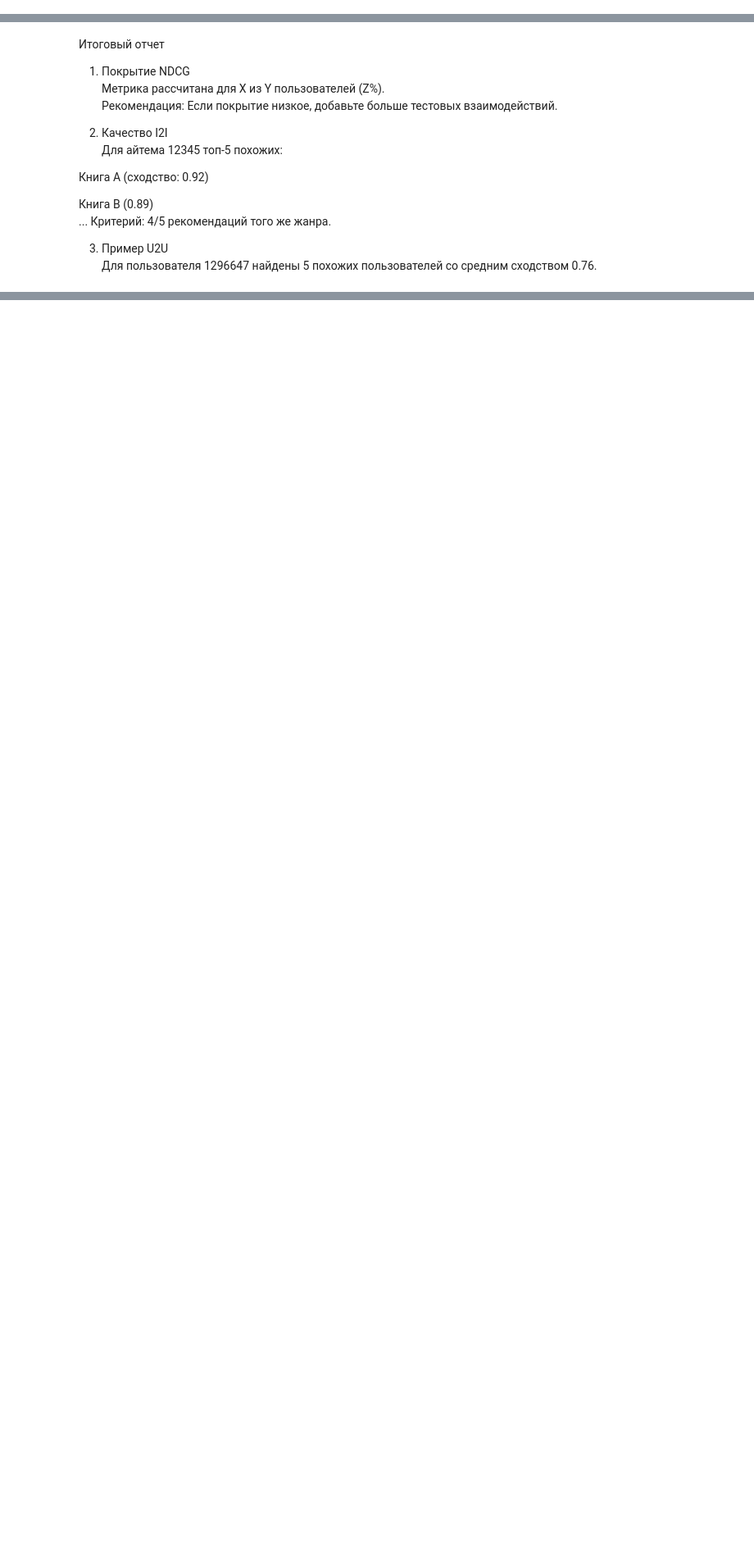
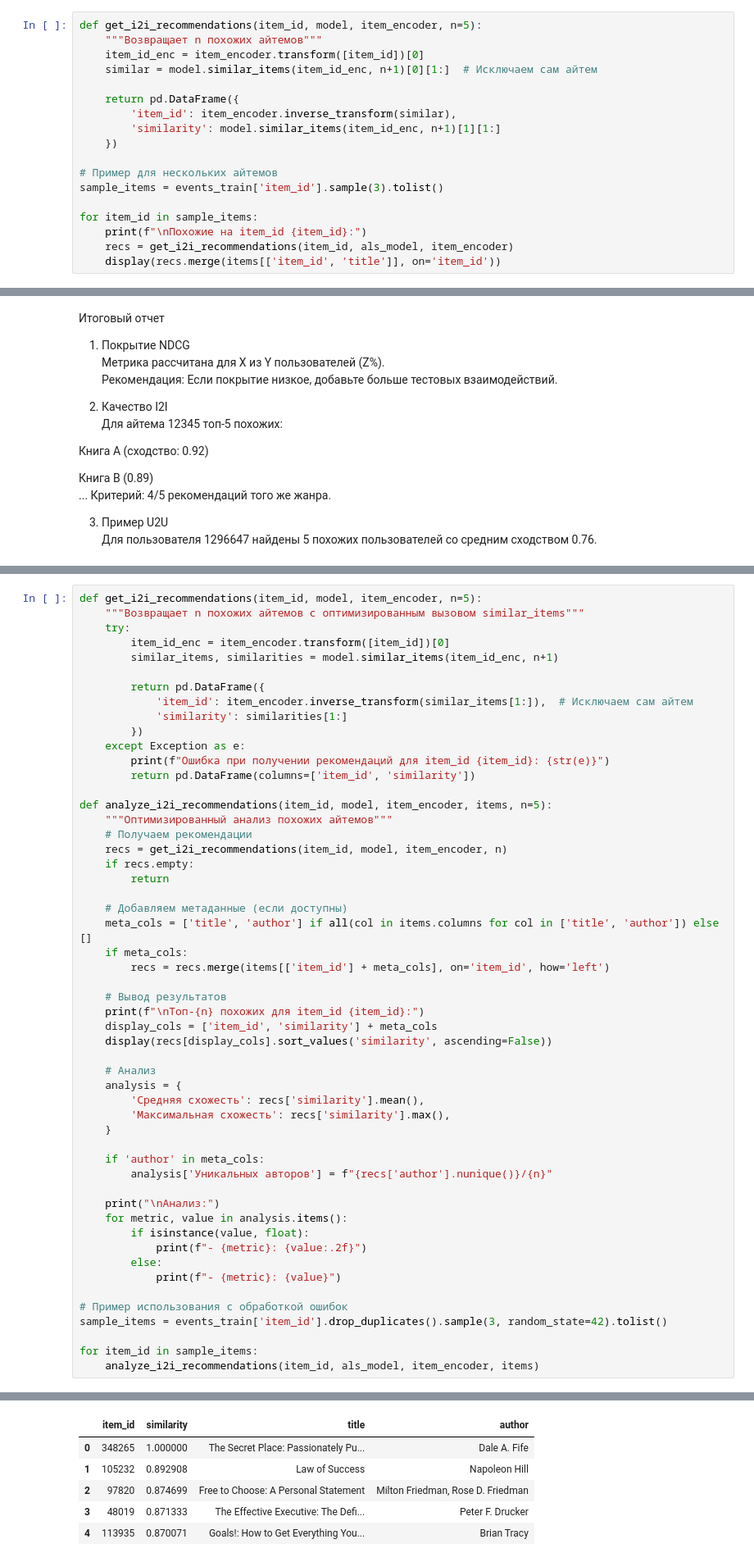
Before and after one commit to ozerge/mle-recsys-start, a Jupyter notebook: main_offline2.ipynb, the cells around one changed output, grey strips where cells are left out. Shown at 82% size. Drawn from its saved outputs; the diff is of its cells as text; blank space fills up the shorter version.

Commit message:
Content_recommendations

```diff
--- a/main_offline2.ipynb
+++ b/main_offline2.ipynb
@@ -1114,3 +1114,21 @@ print(f"Покрытие: {coverage:.1%}")
     - Имеют схожие оценки пользователей
 
 Для количественной оценки можно использовать:
+# %%
+def get_i2i_recommendations(item_id, model, item_encoder, n=5):
+    """Возвращает n похожих айтемов"""
+    item_id_enc = item_encoder.transform([item_id])[0]
+    similar = model.similar_items(item_id_enc, n+1)[0][1:]  # Исключаем сам айтем
+
+    return pd.DataFrame({
+        'item_id': item_encoder.inverse_transform(similar),
+        'similarity': model.similar_items(item_id_enc, n+1)[1][1:]
+    })
+
+# Пример для нескольких айтемов
+sample_items = events_train['item_id'].sample(3).tolist()
+
+for item_id in sample_items:
+    print(f"\nПохожие на item_id {item_id}:")
+    recs = get_i2i_recommendations(item_id, als_model, item_encoder)
+    display(recs.merge(items[['item_id', 'title']], on='item_id'))
@@ -1294,0 +1333,54 @@ als_model = AlternatingLeastSquares(
+# %%
+def get_i2i_recommendations(item_id, model, item_encoder, n=5):
+    """Возвращает n похожих айтемов с оптимизированным вызовом similar_items"""
+    try:
+        item_id_enc = item_encoder.transform([item_id])[0]
+        similar_items, similarities = model.similar_items(item_id_enc, n+1)
+
+        return pd.DataFrame({
+            'item_id': item_encoder.inverse_transform(similar_items[1:]),  # Исключаем сам айтем
+            'similarity': similarities[1:]
+        })
+    except Exception as e:
+        print(f"Ошибка при получении рекомендаций для item_id {item_id}: {str(e)}")
+        return pd.DataFrame(columns=['item_id', 'similarity'])
+
+def analyze_i2i_recommendations(item_id, model, item_encoder, items, n=5):
+    """Оптимизированный анализ похожих айтемов"""
+    # Получаем рекомендации
+    recs = get_i2i_recommendations(item_id, model, item_encoder, n)
+    if recs.empty:
+        return
+
+    # Добавляем метаданные (если доступны)
+    meta_cols = ['title', 'author'] if all(col in items.columns for col in ['title', 'author']) else []
+    if meta_cols:
+        recs = recs.merge(items[['item_id'] + meta_cols], on='item_id', how='left')
+
+    # Вывод результатов
+    print(f"\nТоп-{n} похожих для item_id {item_id}:")
+    display_cols = ['item_id', 'similarity'] + meta_cols
+    display(recs[display_cols].sort_values('similarity', ascending=False))
+
+    # Анализ
+    analysis = {
+        'Средняя схожесть': recs['similarity'].mean(),
+        'Максимальная схожесть': recs['similarity'].max(),
+    }
+
+    if 'author' in meta_cols:
+        analysis['Уникальных авторов'] = f"{recs['author'].nunique()}/{n}"
+
+    print("\nАнализ:")
+    for metric, value in analysis.items():
+        if isinstance(value, float):
+            print(f"- {metric}: {value:.2f}")
+        else:
+            print(f"- {metric}: {value}")
+
+# Пример использования с обработкой ошибок
+sample_items = events_train['item_id'].drop_duplicates().sample(3, random_state=42).tolist()
+
+for item_id in sample_items:
+    analyze_i2i_recommendations(item_id, als_model, item_encoder, items)
+# %% [output]
@@ -1294,0 +1388,6 @@ als_model = AlternatingLeastSquares(
+|  | item_id | similarity | title | author |
+| 0 | 348265 | 1.000000 | The Secret Place: Passionately Pu... | Dale A. Fife |
+| 1 | 105232 | 0.892908 | Law of Success | Napoleon Hill |
+| 2 | 97820 | 0.874699 | Free to Choose: A Personal Statement | Milton Friedman, Rose D. Friedman |
+| 3 | 48019 | 0.871333 | The Effective Executive: The Defi... | Peter F. Drucker |
+| 4 | 113935 | 0.870071 | Goals!: How to Get Everything You... | Brian Tracy |
```
Also changed, not shown: parts of 33 cells of this notebook.
